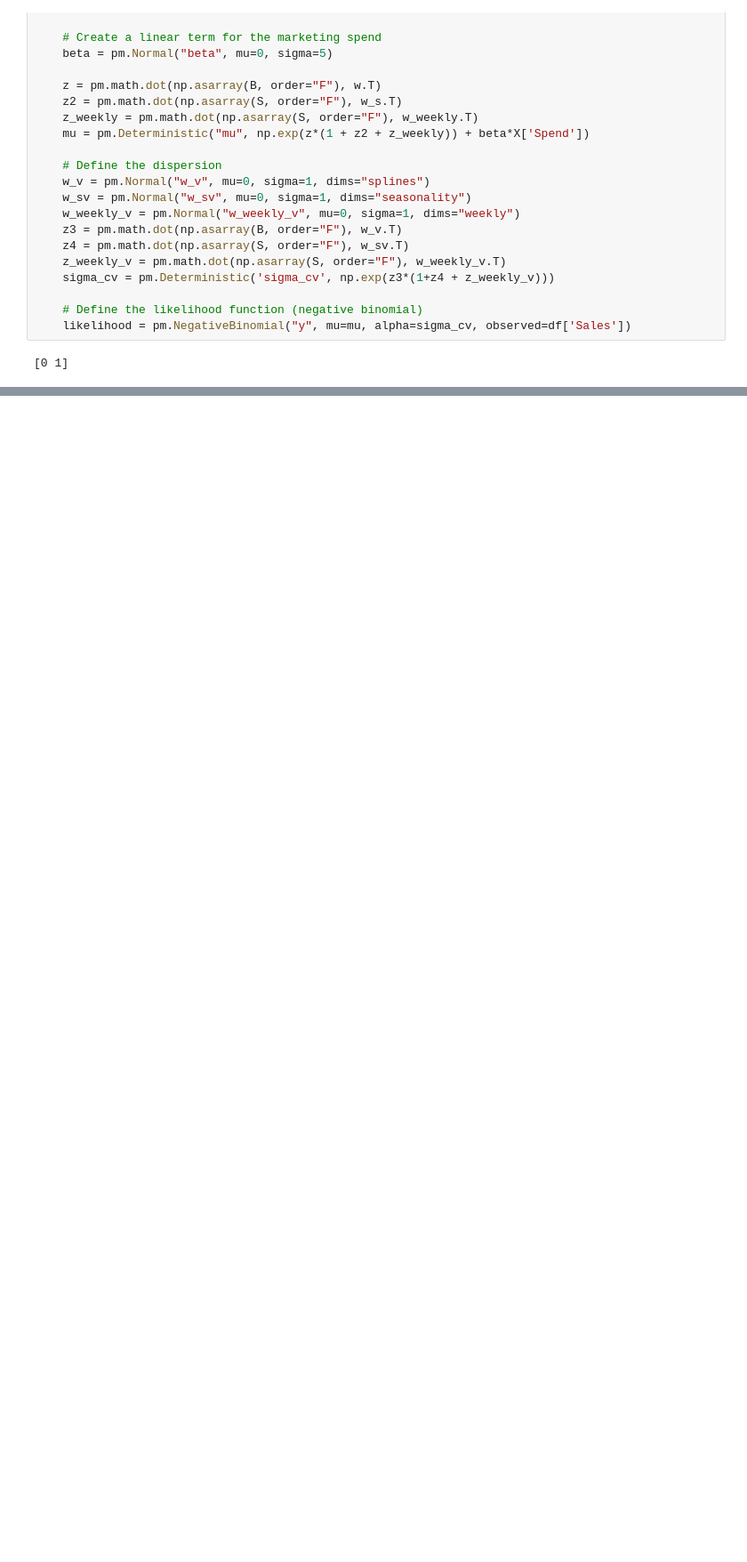
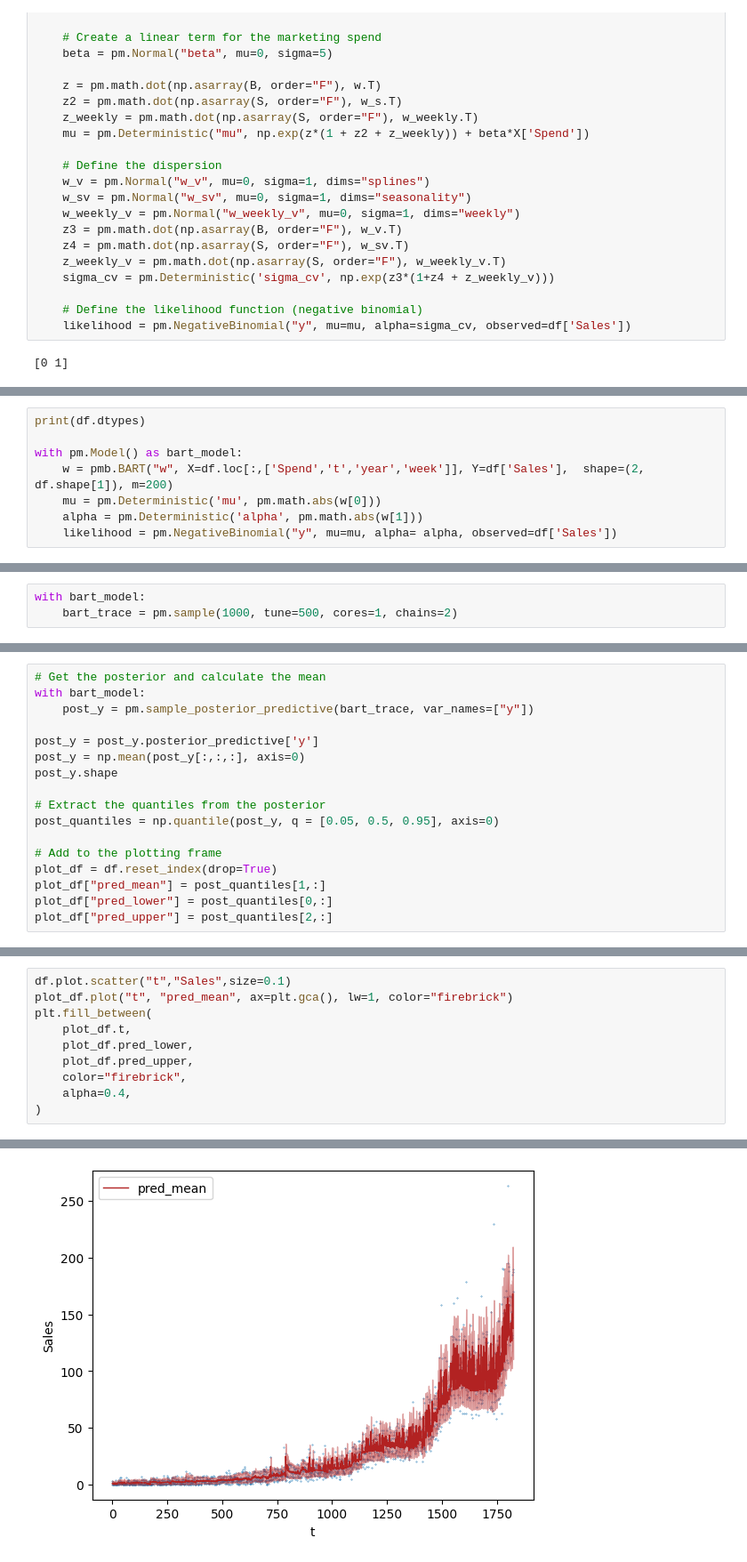
Before and after one commit to aaron1rcl/heteroscedastic_data, a Jupyter notebook: Handling_Heteroscedastic_Data_2.ipynb, the cells around one changed output, grey strips where cells are left out. Shown: that part at 89% size. Saved outputs shown, nothing was run; the diff lists cells and outputs as text; blank space fills up the shorter version.

```diff
--- a/Handling_Heteroscedastic_Data_2.ipynb
+++ b/Handling_Heteroscedastic_Data_2.ipynb
@@ -202,0 +197,8 @@ ValueError: operands could not be broadcast together with shapes (1825,4) (7,)
+# %%
+print(df.dtypes)
+
+with pm.Model() as bart_model:
+    w = pmb.BART("w", X=df.loc[:,['Spend','t','year','week']], Y=df['Sales'],  shape=(2, df.shape[1]), m=200)
+    mu = pm.Deterministic('mu', pm.math.abs(w[0]))
+    alpha = pm.Deterministic('alpha', pm.math.abs(w[1]))
+    likelihood = pm.NegativeBinomial("y", mu=mu, alpha= alpha, observed=df['Sales'])
@@ -202,0 +212,3 @@ ValueError: operands could not be broadcast together with shapes (1825,4) (7,)
+# %%
+with bart_model:
+    bart_trace = pm.sample(1000, tune=500, cores=1, chains=2)
@@ -202,0 +221,17 @@ ValueError: operands could not be broadcast together with shapes (1825,4) (7,)
+# %%
+# Get the posterior and calculate the mean
+with bart_model:
+    post_y = pm.sample_posterior_predictive(bart_trace, var_names=["y"])
+
+post_y = post_y.posterior_predictive['y']
+post_y = np.mean(post_y[:,:,:], axis=0)
+post_y.shape
+
+# Extract the quantiles from the posterior
+post_quantiles = np.quantile(post_y, q = [0.05, 0.5, 0.95], axis=0)
+
+# Add to the plotting frame
+plot_df = df.reset_index(drop=True)
+plot_df["pred_mean"] = post_quantiles[1,:]
+plot_df["pred_lower"] = post_quantiles[0,:]
+plot_df["pred_upper"] = post_quantiles[2,:]
@@ -202,0 +241,11 @@ ValueError: operands could not be broadcast together with shapes (1825,4) (7,)
+# %%
+df.plot.scatter("t","Sales",size=0.1)
+plot_df.plot("t", "pred_mean", ax=plt.gca(), lw=1, color="firebrick")
+plt.fill_between(
+    plot_df.t,
+    plot_df.pred_lower,
+    plot_df.pred_upper,
+    color="firebrick",
+    alpha=0.4,
+)
+# %% [output]
@@ -202,0 +253 @@ ValueError: operands could not be broadcast together with shapes (1825,4) (7,)
+[figure, added]
```
Also changed, not shown: parts of 15 cells of this notebook.
